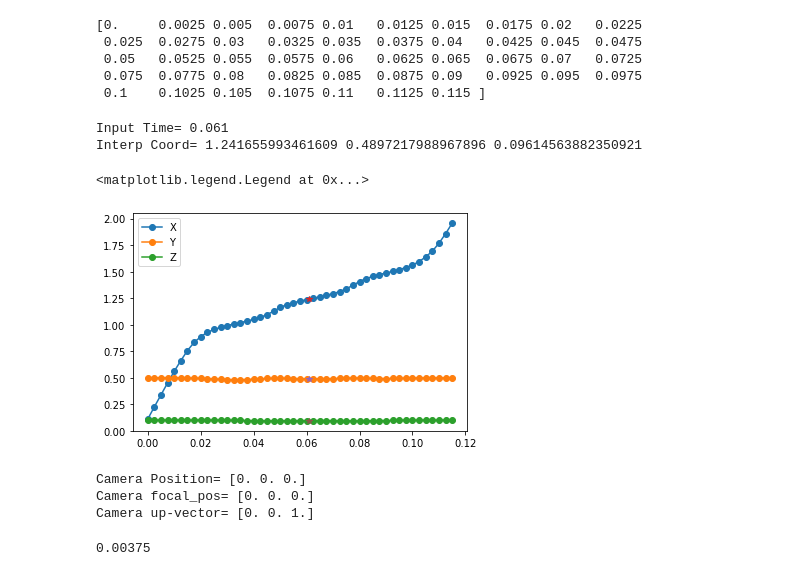
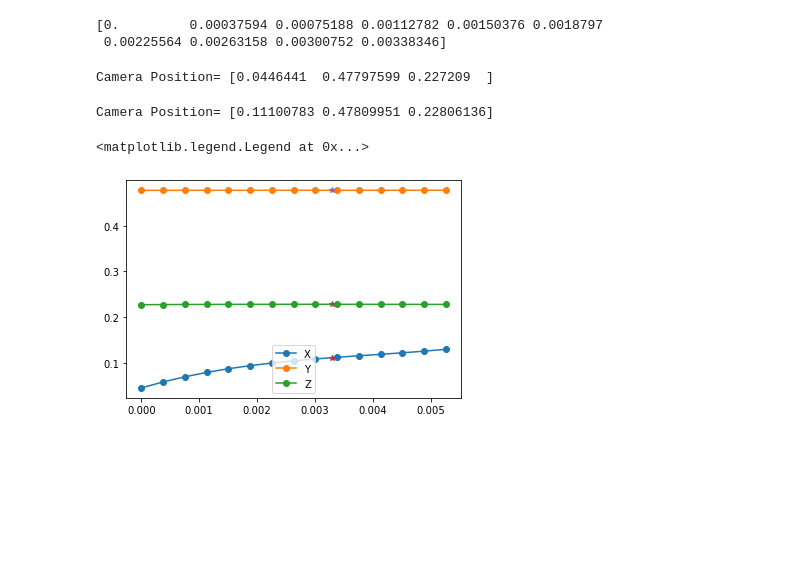
Before and after one commit to BinWang0213/PoreAnime, a Jupyter notebook: examples/CylinderFlow/CameraInterp.ipynb, the cells around one changed output. Drawn from its saved outputs; the diff is of its cells as text; code cells hidden in the pictures; blank space fills up the shorter version.

```diff
--- a/examples/CylinderFlow/CameraInterp.ipynb
+++ b/examples/CylinderFlow/CameraInterp.ipynb
@@ -58 +39,5 @@ Times=np.linspace(0,SimTime,len(Coords),endpoint=False)
+# %%
+#Replace rough curve by new smooth curve
+Times=t2
+Coords=np.column_stack([x2,y2,z2])
 # %%
@@ -78,8 +56,5 @@ print(Coords)
 # %%
-print(Times)
+print(Times[0:10])
 # %% [output]
-[0.     0.0025 0.005  0.0075 0.01   0.0125 0.015  0.0175 0.02   0.0225
- 0.025  0.0275 0.03   0.0325 0.035  0.0375 0.04   0.0425 0.045  0.0475
- 0.05   0.0525 0.055  0.0575 0.06   0.0625 0.065  0.0675 0.07   0.0725
- 0.075  0.0775 0.08   0.0825 0.085  0.0875 0.09   0.0925 0.095  0.0975
- 0.1    0.1025 0.105  0.1075 0.11   0.1125 0.115 ]
+[0.         0.00037594 0.00075188 0.00112782 0.00150376 0.0018797
+ 0.00225564 0.00263158 0.00300752 0.00338346]
@@ -123,13 +60,0 @@ def interpX(time_input, Times, X_coord):
-# %%
-X_coords,Y_coords,Z_coords=Coords[:,0],Coords[:,1],Coords[:,2]
-
-time_input=0.061
-x_interp=interpX(time_input, Times, X_coords)
-y_interp=interpX(time_input, Times, Y_coords)
-z_interp=interpX(time_input, Times, Z_coords)
-
-print("Input Time=",time_input)
-print('Interp Coord=',x_interp,y_interp,z_interp)
-# %% [output]
-Input Time= 0.061
-Interp Coord= 1.241655993461609 0.4897217988967896 0.09614563882350921
@@ -136,13 +64,37 @@ Interp Coord= 1.241655993461609 0.4897217988967896 0.09614563882350921
+# %%
+def interp1D(time_input, Times, coord):
+    interp_coord=0.0
+
+    return interp_coord
+
+def interpCameraPos(t, Coords, Times):
+    pos=np.zeros(3)
+
+    pos=np.array([x,y,z])
+    return pos
+# %%
+t_input=0.0
+pos = interpCameraPos(t_input, Coords, Times)
+print('Camera Position=',pos)
+# %% [output]
+Camera Position= [0.0446441  0.47797599 0.227209  ]
+# %%
+t_input=0.0033
+pos = interpCameraPos(t_input, Coords, Times)
+print('Camera Position=',pos)
+# %% [output]
+Camera Position= [0.11100783 0.47809951 0.22806136]
 # %%
-plt.plot(Times,X_coords,'o-')
-plt.plot(Times,Y_coords,'o-')
-plt.plot(Times,Z_coords,'o-')
+plt.plot(Times[0:15],Coords[0:15,0],'o-')
+plt.plot(Times[0:15],Coords[0:15,1],'o-')
+plt.plot(Times[0:15],Coords[0:15,2],'o-')
 
-plt.plot(time_input,x_interp,'*')
-plt.plot(time_input,y_interp,'*')
-plt.plot(time_input,z_interp,'*')
+plt.plot(t_input,pos[0],'*')
+plt.plot(t_input,pos[1],'*')
+plt.plot(t_input,pos[2],'*')
+
 plt.legend(['X','Y','Z'])
 #print(x)
 # %% [output]
 <matplotlib.legend.Legend at 0x...>
-[figure, old version]
+[figure, new version]
@@ -160,13 +100,0 @@ def interpCameraPos(t, Coords, Times):
-# %%
-pos, focal_pos, up_vector = interpCameraPos(0.00375, Coords, Times)
-print('Camera Position=',pos)
-print('Camera focal_pos=',focal_pos)
-print('Camera up-vector=',up_vector)
-# %% [output]
-Camera Position= [0. 0. 0.]
-Camera focal_pos= [0. 0. 0.]
-Camera up-vector= [0. 0. 1.]
-# %%
-(0.0025+0.005)/2.0
-# %% [output]
-0.00375
```
Also changed, not shown: parts of 14 cells of this notebook, 3 other files.
